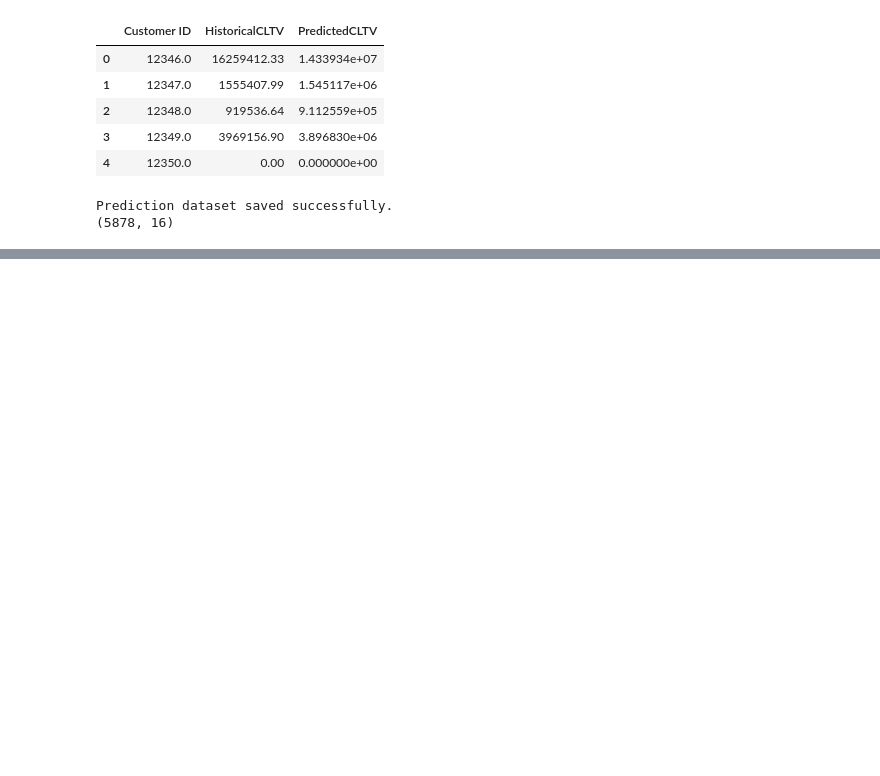
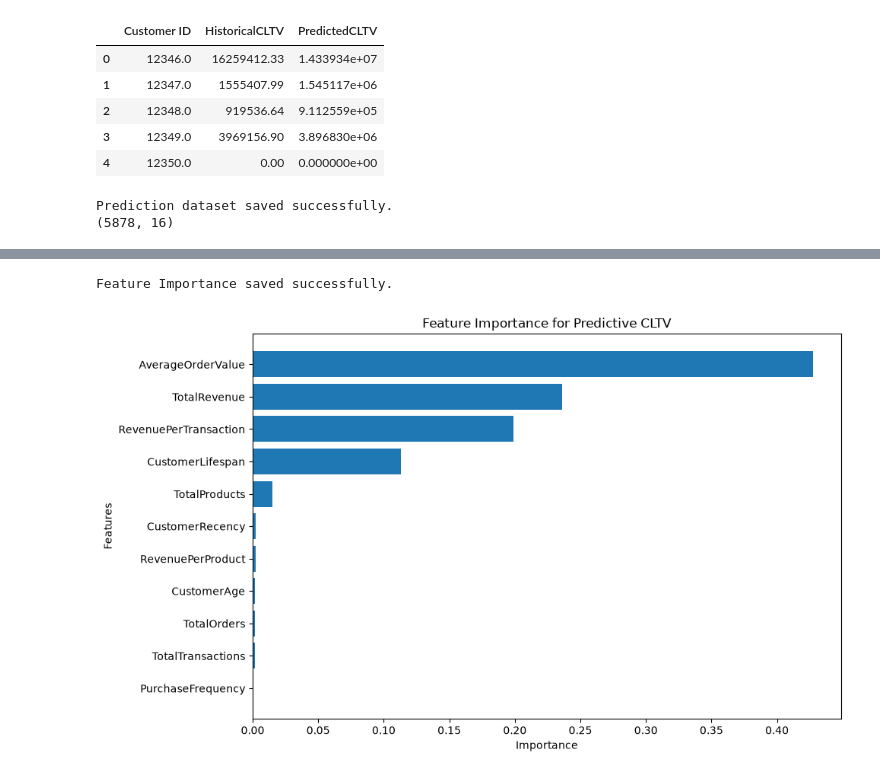
Before and after one commit to Tamoze/SaaS-ECommerce-Cohort-Retention-CLTV-Analysis, a Jupyter notebook: notebooks/04_visualizations.ipynb, the cells around one changed output, grey strips where cells are left out. Saved outputs shown, nothing was run; the diff lists cells and outputs as text; code cells hidden in the pictures; blank space fills up the shorter version.

Commit message:
Interpret predictive CLTV model and generate business insights

```diff
--- a/notebooks/04_visualizations.ipynb
+++ b/notebooks/04_visualizations.ipynb
@@ -435,0 +465,16 @@ Prediction dataset saved successfully.
+# %%
+# ==========================================
+# Feature Importance
+# ==========================================
+
+feature_importance = pd.DataFrame({
+    "Feature": features,
+    "Importance": model.feature_importances_
+})
+
+feature_importance = feature_importance.sort_values(
+    by="Importance",
+    ascending=False
+)
+
+feature_importance
@@ -435,0 +494,42 @@ Prediction dataset saved successfully.
+# %%
+# ==========================================
+# Save Feature Importance
+# ==========================================
+
+feature_importance.to_csv(
+    PROCESSED_DATA / "feature_importance.csv",
+    index=False
+)
+
+print("Feature Importance saved successfully.")
+# %% [output]
+Feature Importance saved successfully.
+# %%
+# ==========================================
+# Feature Importance Chart
+# ==========================================
+
+plt.figure(figsize=(10,6))
+
+plt.barh(
+    feature_importance["Feature"],
+    feature_importance["Importance"]
+)
+
+plt.xlabel("Importance")
+plt.ylabel("Features")
+plt.title("Feature Importance for Predictive CLTV")
+
+plt.gca().invert_yaxis()
+
+plt.tight_layout()
+
+plt.savefig(
+    IMAGES / "feature_importance.png",
+    dpi=300,
+    bbox_inches="tight"
+)
+
+plt.show()
+# %% [output]
+[figure, added]
```
Also changed, not shown: parts of 20 cells of this notebook, 3 other files.
